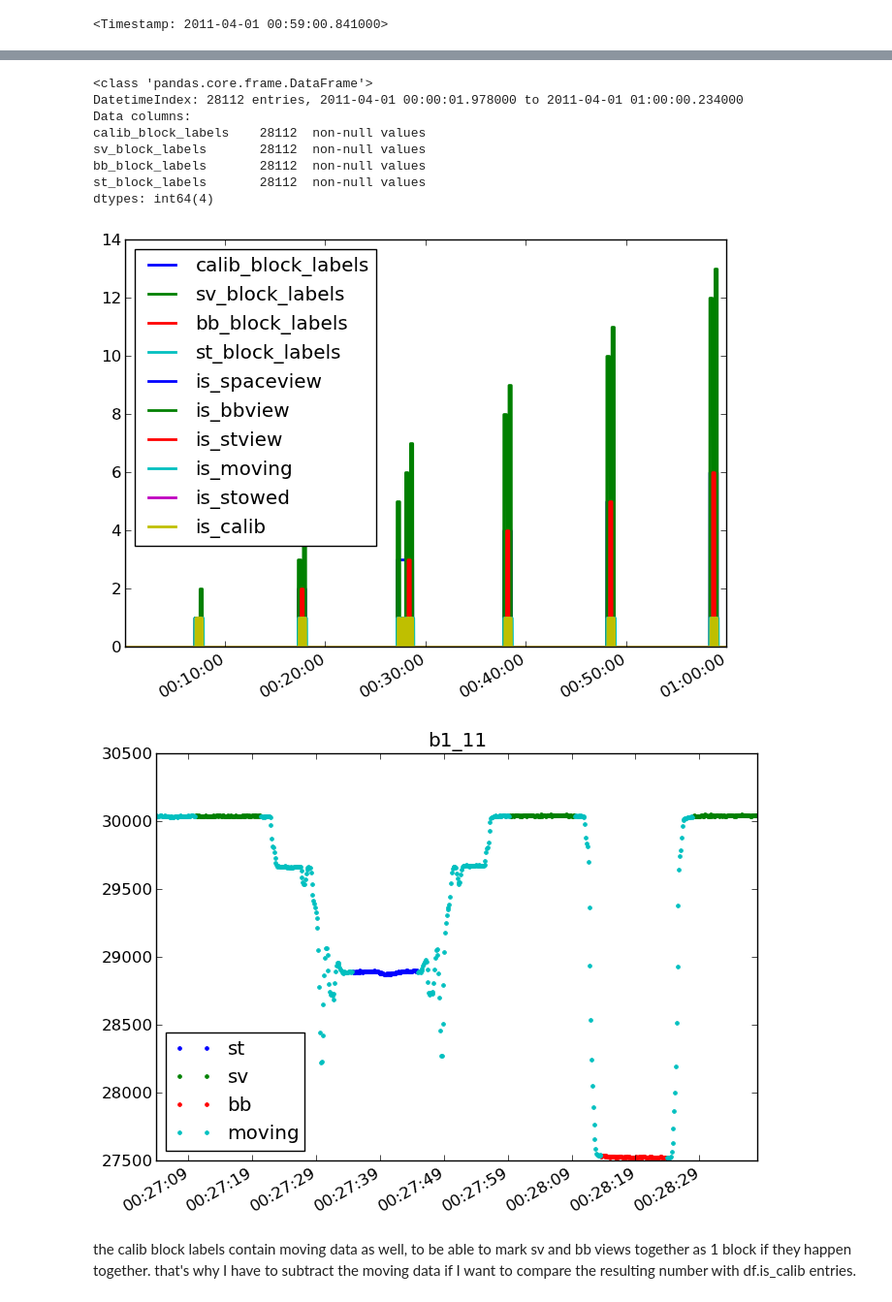
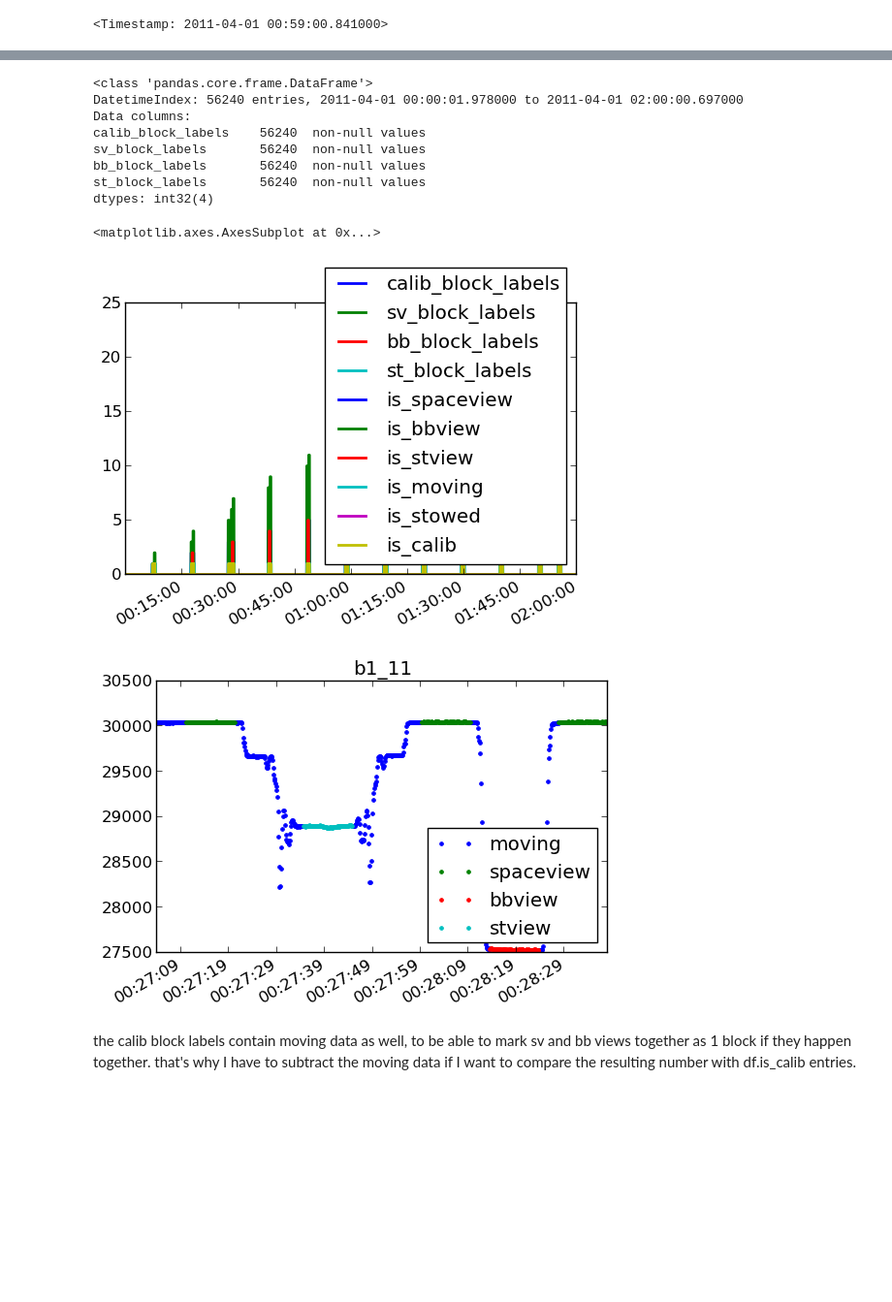
Before and after one commit to lro-diviner/divcalib, a Jupyter notebook: Diviner hourly.ipynb, the cells around one changed output, grey strips where cells are left out. Shown at 97% size. Cells and saved outputs as stored; diff of their text form; code cells hidden in the pictures; blank space fills up the shorter version.

```diff
--- a/Diviner hourly.ipynb
+++ b/Diviner hourly.ipynb
@@ -21,0 +10,4 @@ for _ in range(23):
+# %%
+pump = fu.Div247DataPump('201104')
+# %%
+df = pump.get_n_hours(2)
@@ -122,25 +130,23 @@ dtypes: bool(6), float64(241), int64(5)
 df.filter(regex='block_labels')
 # %% [output]
 <class 'pandas.core.frame.DataFrame'>
-DatetimeIndex: 28112 entries, 2011-04-01 00:00:01.978000 to 2011-04-01 01:00:00.234000
+DatetimeIndex: 56240 entries, 2011-04-01 00:00:01.978000 to 2011-04-01 02:00:00.697000
 Data columns:
-calib_block_labels    28112  non-null values
-sv_block_labels       28112  non-null values
-bb_block_labels       28112  non-null values
-st_block_labels       28112  non-null values
-dtypes: int64(4)
+calib_block_labels    56240  non-null values
+sv_block_labels       56240  non-null values
+bb_block_labels       56240  non-null values
+st_block_labels       56240  non-null values
+dtypes: int32(4)
 # %%
 ax = df.filter(regex='block_labels').plot(linewidth=2)
 df.filter(regex='is_').plot(ax=ax,linewidth=2)
-div.save_to_www('calib_data.png',dpi=150)
-display(gcf())
 # %% [output]
+<matplotlib.axes.AxesSubplot at 0x...>
-[figure, old version]
+[figure, new version]
 # %%
-ct.plot_calib_block(df,'calib_block_labels',3,det='b1_11')
-display(gcf())
+pu.plot_calib_block(df,'calib_block_labels',3,det='b1_11')
 # %% [output]
-[figure, old version]
+[figure, new version]
 # %% [markdown]
 the calib block labels contain moving data as well, to be able to mark sv and bb views together as 1 block if they happen together. that's why I have to subtract the moving data if I want to compare the resulting number with df.is_calib entries.
 # %%
```
Also changed, not shown: parts of 35 cells of this notebook.
